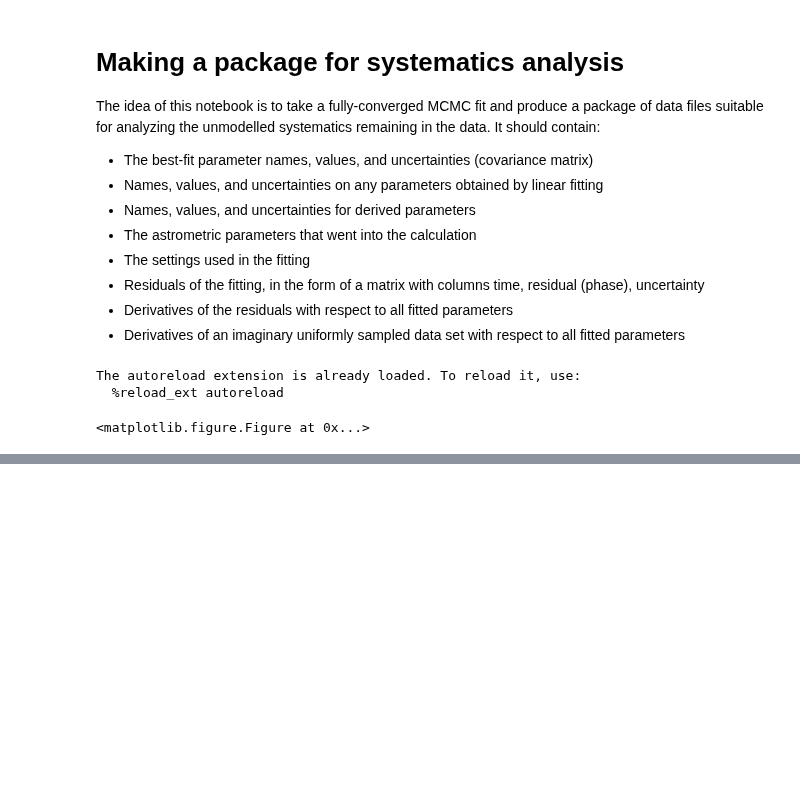
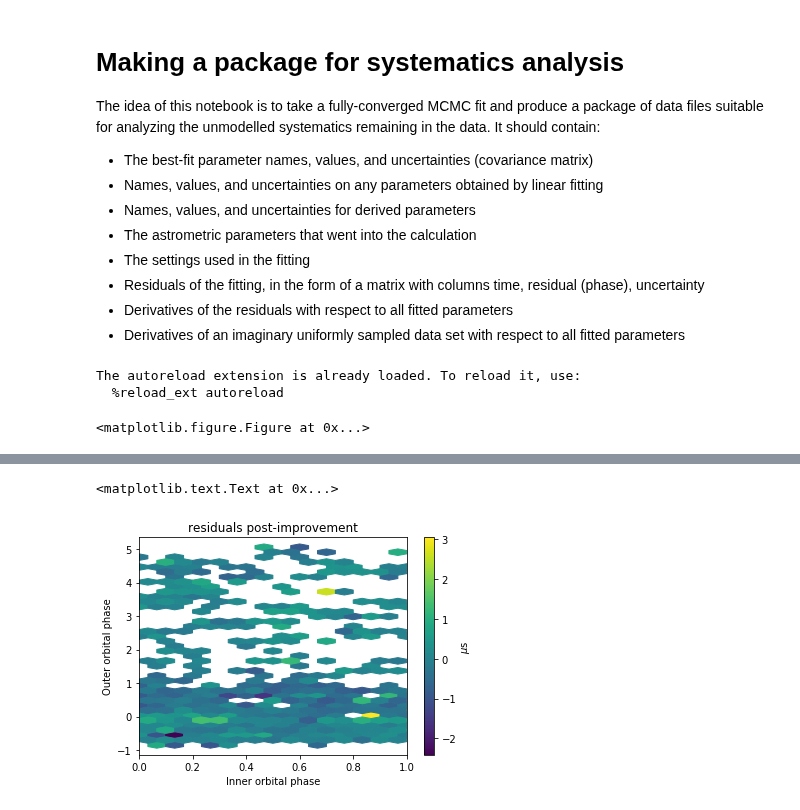
Before and after one commit to aarchiba/triplesystem, a Jupyter notebook: code-v1/k-systematics-package.ipynb, the cells around one changed output, grey strips where cells are left out. Cells and saved outputs as stored; diff of their text form; code cells hidden in the pictures; blank space fills up the shorter version.

```diff
--- a/code-v1/k-systematics-package.ipynb
+++ b/code-v1/k-systematics-package.ipynb
@@ -192,0 +164,2 @@ for (i,p) in enumerate(F.parameters):
+# %%
+nl_der = {}
@@ -192,0 +198,21 @@ for (i,p) in enumerate(F.parameters):
+# %%
+print F.goodness_of_fit(F.best_parameters)
+for p in F.parameters:
+    if p in nl_der:
+        print "skipping", p
+        continue
+    bs = base_steps.get(p, 1e-3)
+    sg = numdifftools.MaxStepGenerator(bs,
+                                       use_exact_steps=True)
+    def fres(v):
+        bp  = F.best_parameters.copy()
+        print p, bp[p], v,
+        bp[p] += v
+        try:
+            r = F.residuals(bp)
+            print F.goodness_of_fit(bp)
+            return r
+        except ValueError:
+            print np.inf
+            return np.inf*np.ones_like(F.mjds)
+    nl_der[p] = numdifftools.Derivative(fres, step=sg)(0)
@@ -192,0 +238,2 @@ for (i,p) in enumerate(F.parameters):
+# %%
+derivatives.update(nl_der)
@@ -287,0 +285,13 @@ F.efac
+# %%
+params = F.parameters + linear_parameters
+exclude = ["delta","dbeta","dgamma"]
+#exlcude = []
+trim_params = [p for p in params if p not in exclude]
+Abig = np.array([derivatives[p]
+                 for p in trim_params],
+                dtype=np.longdouble).T
+print(Abig.shape)
+r = threebody.lstsq_with_errors(Abig, residuals, F.phase_uncerts)
+for i,p in enumerate(trim_params):
+    print p, threebody.fmt(r.x[i], r.uncerts[i])
+print r.singular_values
@@ -287,0 +316,9 @@ F.efac
+# %%
+threebody.hexplot(F.best_parameters, F.mjds,
+                  r.residuals/F.reference_f0*1e6,
+                  gridsize=(15,20))
+plt.colorbar(label=r"$\mu$s")
+plt.title("residuals post-improvement")
+# %% [output]
+<matplotlib.text.Text at 0x...>
+[figure, added]
```
Also changed, not shown: parts of 29 cells of this notebook, 13 other files.
